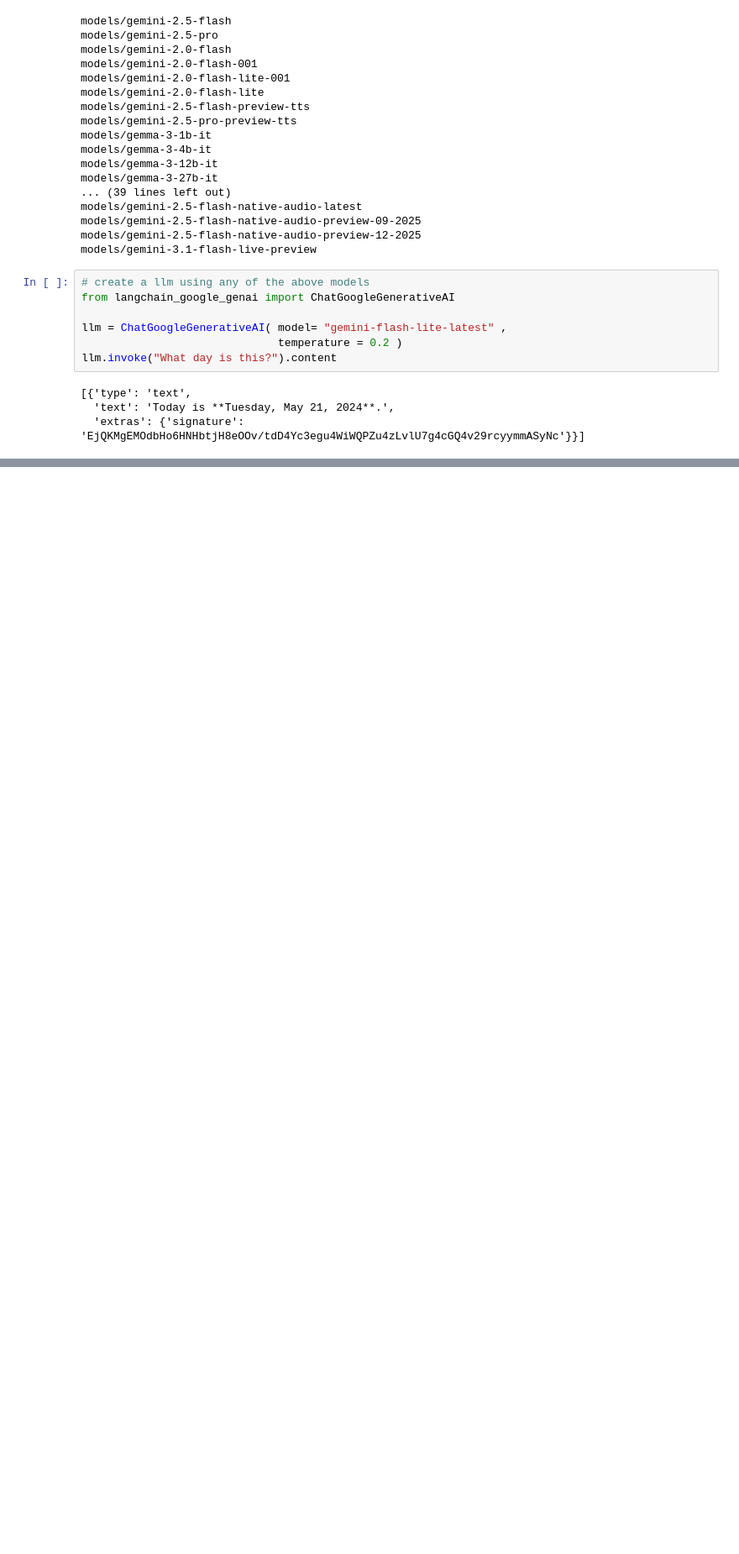
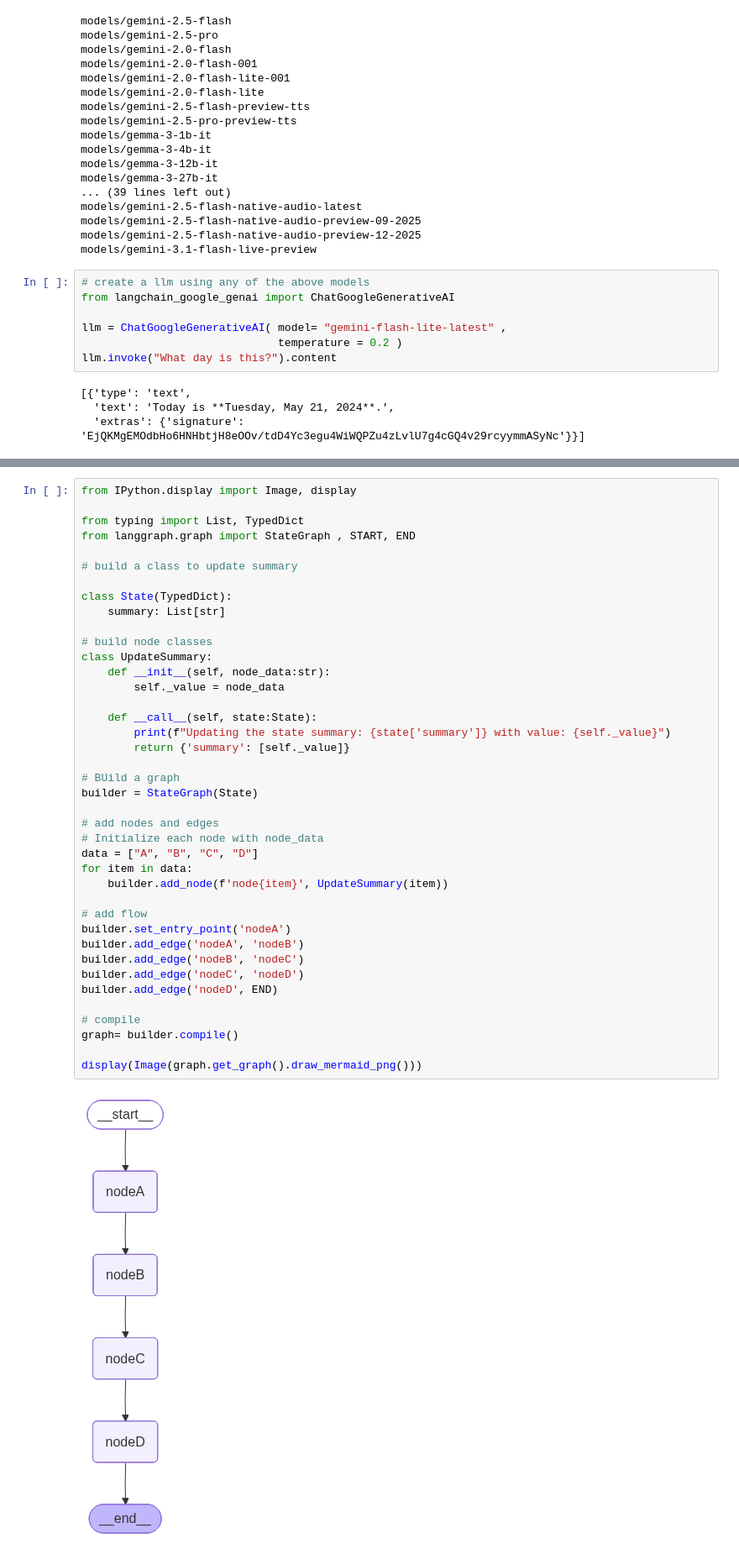
Before and after one commit to divya-gh/LangGraph-Course, a Jupyter notebook: Code/Lesson_4/Parallalization.ipynb, the cells around one changed output, grey strips where cells are left out. Shown at 84% size. Cells and saved outputs as stored; diff of their text form; blank space fills up the shorter version.

```diff
--- a/Code/Lesson_4/Parallalization.ipynb
+++ b/Code/Lesson_4/Parallalization.ipynb
@@ -83,0 +103,42 @@ llm.invoke("What day is this?").content
+# %%
+from IPython.display import Image, display
+
+from typing import List, TypedDict
+from langgraph.graph import StateGraph , START, END
+
+# build a class to update summary
+
+class State(TypedDict):
+    summary: List[str]
+
+# build node classes
+class UpdateSummary:
+    def __init__(self, node_data:str):
+        self._value = node_data
+
+    def __call__(self, state:State):
+        print(f"Updating the state summary: {state['summary']} with value: {self._value}")
+        return {'summary': [self._value]}
+
+# BUild a graph
+builder = StateGraph(State)
+
+# add nodes and edges
+# Initialize each node with node_data
+data = ["A", "B", "C", "D"]
+for item in data:
+    builder.add_node(f'node{item}', UpdateSummary(item))
+
+# add flow
+builder.set_entry_point('nodeA')
+builder.add_edge('nodeA', 'nodeB')
+builder.add_edge('nodeB', 'nodeC')
+builder.add_edge('nodeC', 'nodeD')
+builder.add_edge('nodeD', END)
+
+# compile
+graph= builder.compile()
+
+display(Image(graph.get_graph().draw_mermaid_png()))
+# %% [output]
+[figure, added]
```
Also changed, not shown: parts of 17 cells of this notebook, 8 other files.
